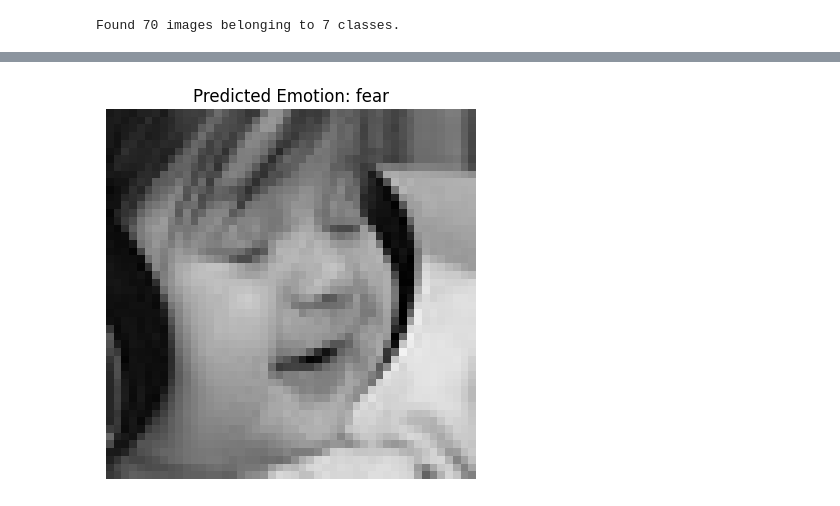
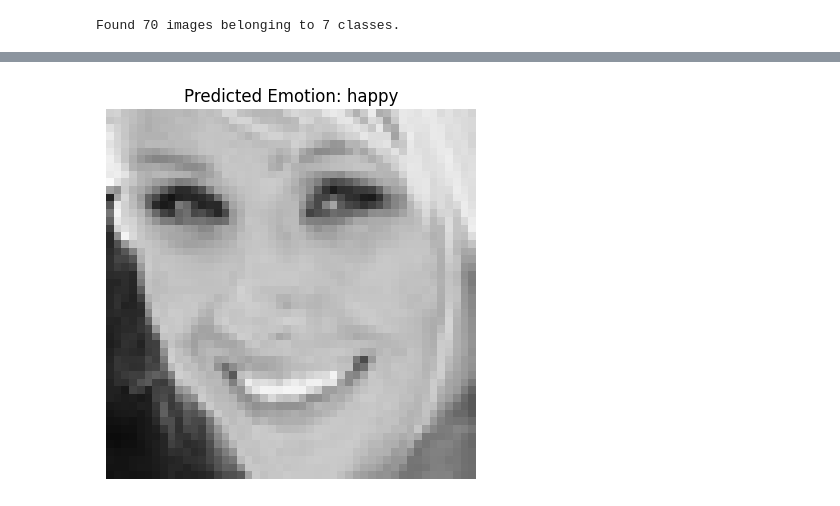
Before and after one commit to Wills17/Mood-Dectector-Playground, a Jupyter notebook: model_train.ipynb, the cells around one changed output, grey strips where cells are left out. Cells and saved outputs as stored; diff of their text form; code cells hidden in the pictures.

```diff
--- a/model_train.ipynb
+++ b/model_train.ipynb
@@ -419,5 +426,5 @@ def show_image_with_prediction(img_path):
         plt.show()
 
 # Use it:
-show_image_with_prediction("Face Expression Recognition Dataset/test/happy/happy_test_09.jpg")
+show_image_with_prediction("Face Expression Recognition Dataset/test/happy/happy_test_08.jpg")
 # %% [output]
@@ -425 +432 @@ show_image_with_prediction("Face Expression Recognition Dataset/test/happy/happy
-[figure, old version]
+[figure, new version]
```
Also changed, not shown: parts of 4 cells of this notebook.
